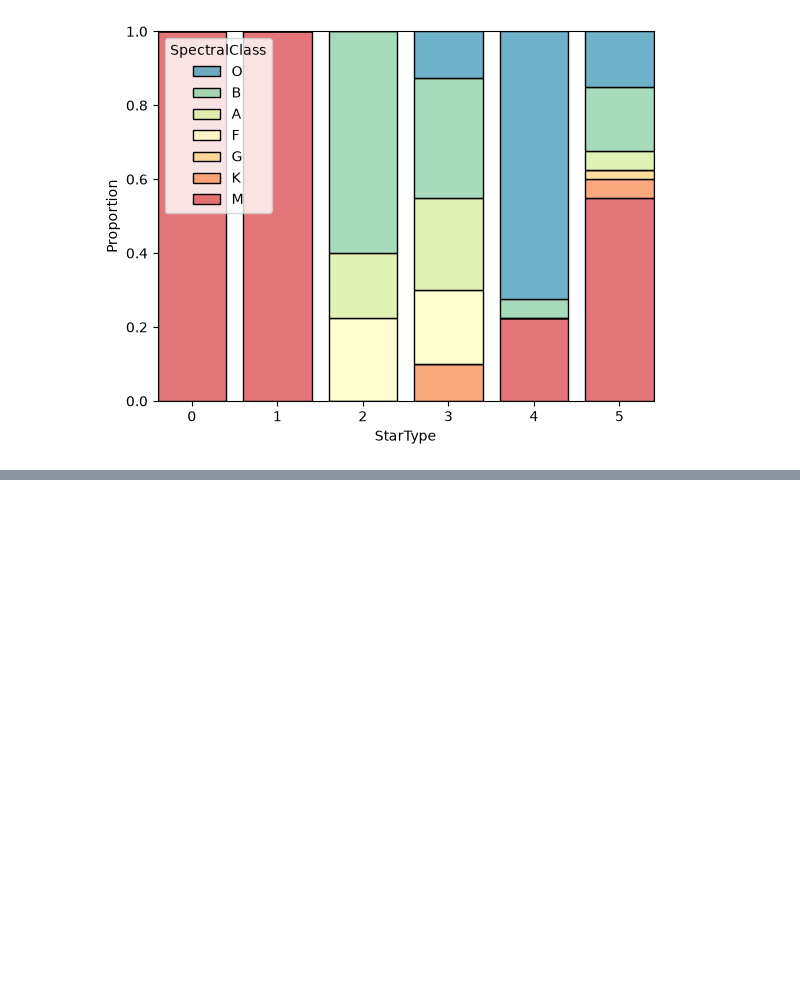
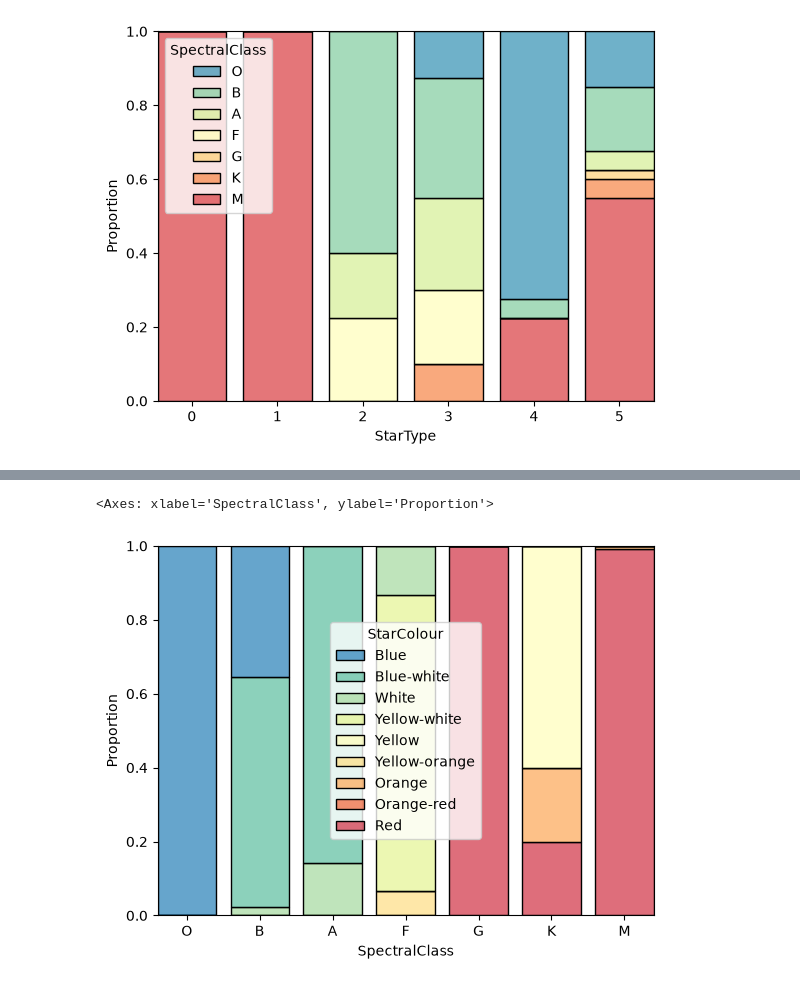
Before and after one commit to id2591/ProjectPBDE, a Jupyter notebook: StarDescriptive.ipynb, the cells around one changed output, grey strips where cells are left out. Cells and saved outputs as stored; diff of their text form; code cells hidden in the pictures; blank space fills up the shorter version.

```diff
--- a/StarDescriptive.ipynb
+++ b/StarDescriptive.ipynb
@@ -166,0 +194,14 @@ sns.histplot(
+# %%
+sns.histplot(
+    data=star,
+    x="SpectralClass",
+    hue="StarColour",
+    palette= colour_colour,
+    multiple="fill",
+    stat="proportion",
+    discrete=True,
+    shrink=.8
+)
+# %% [output]
+<Axes: xlabel='SpectralClass', ylabel='Proportion'>
+[figure, added]
```
Also changed, not shown: parts of 23 cells of this notebook.
